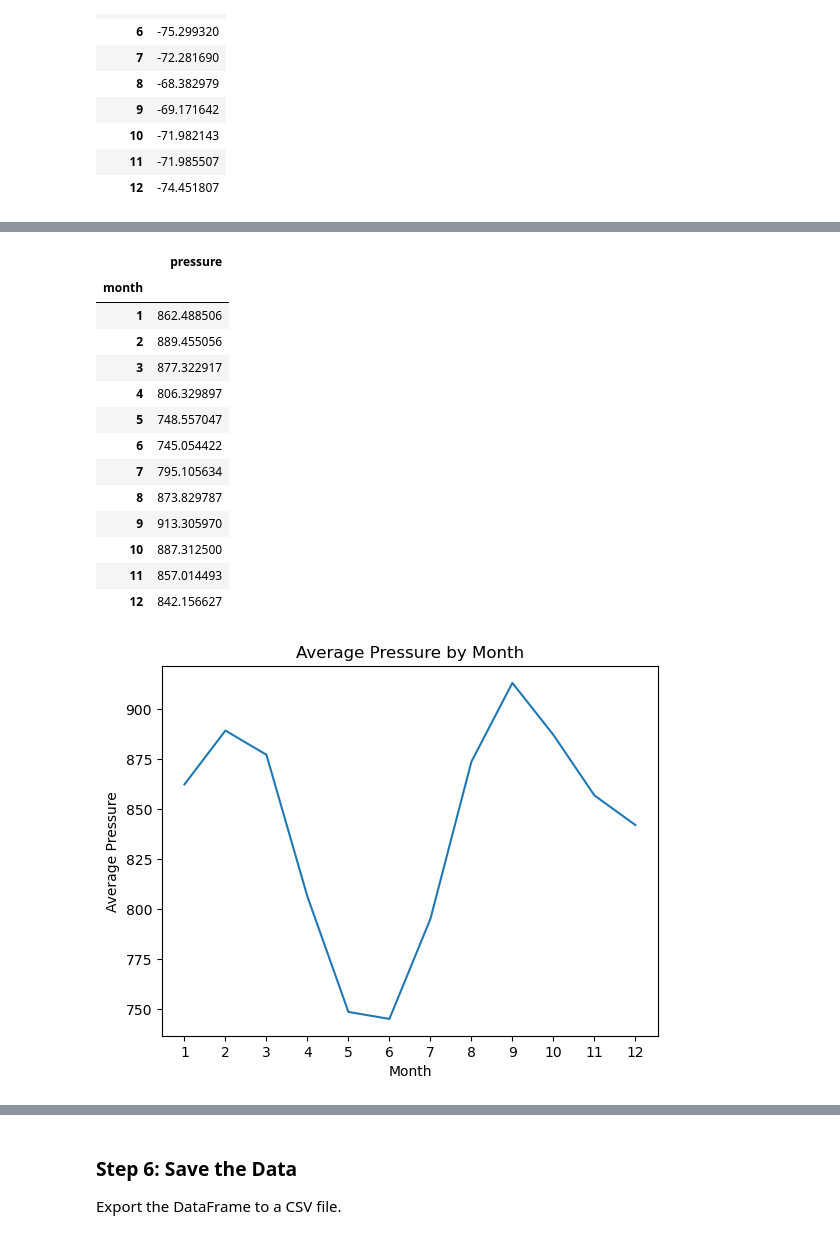
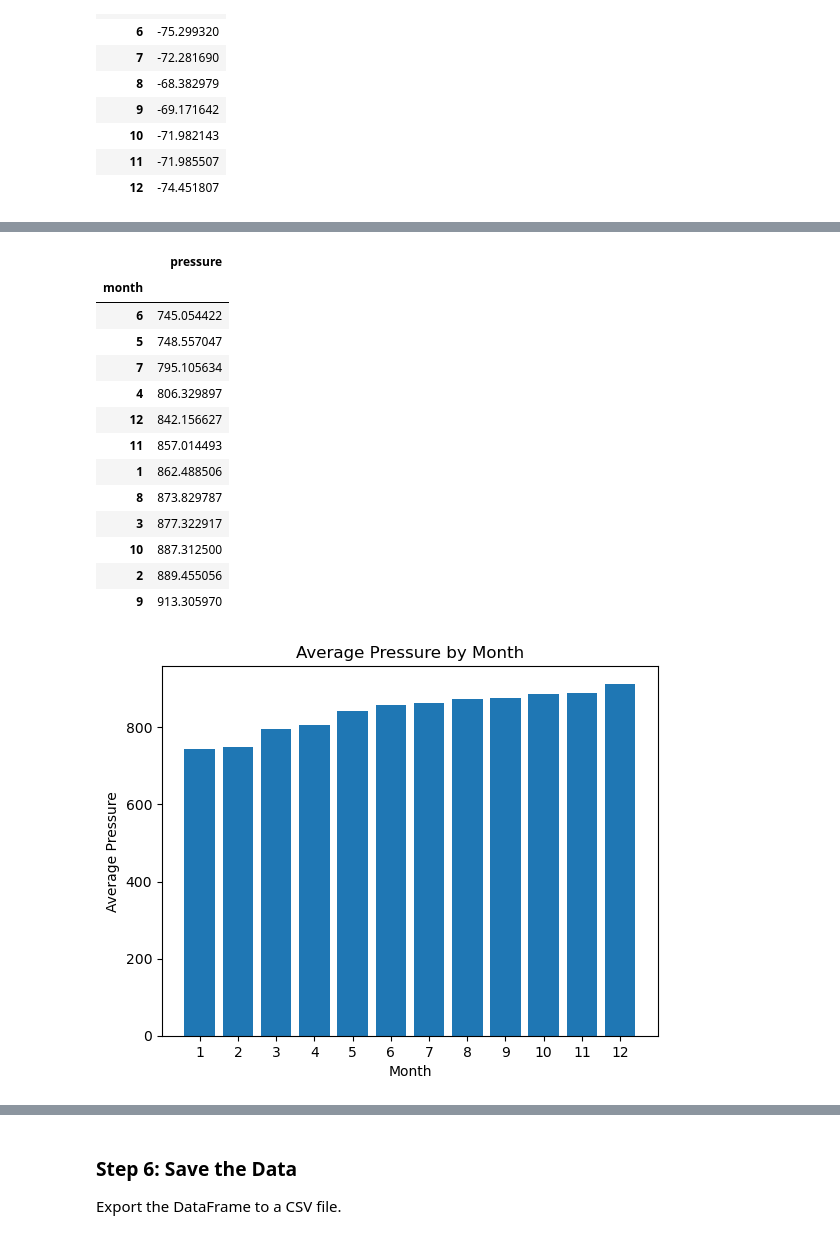
Before and after one commit to rchascall/data-collection-challenge, a Jupyter notebook: part_2_mars_weather.ipynb, the cells around one changed output, grey strips where cells are left out. Cells and saved outputs as stored; diff of their text form; code cells hidden in the pictures.

```diff
--- a/part_2_mars_weather.ipynb
+++ b/part_2_mars_weather.ipynb
@@ -284,31 +259,32 @@ df_hottest_by_month
 # %%
 # 4. Average pressure by Martian month
-df_average_pressure = pd.DataFrame(df_mars_data.groupby(["month"])["pressure"].mean())
+df_average_pressure = pd.DataFrame(df_mars_data.groupby(["month"])["pressure"].mean()).sort_values(by="pressure")
 df_average_pressure
 # %% [output]
 |  | pressure |
 | month |  |
+| 6 | 745.054422 |
+| 5 | 748.557047 |
+| 7 | 795.105634 |
+| 4 | 806.329897 |
+| 12 | 842.156627 |
+| 11 | 857.014493 |
 | 1 | 862.488506 |
+| 8 | 873.829787 |
+| 3 | 877.322917 |
+| 10 | 887.312500 |
 | 2 | 889.455056 |
-| 3 | 877.322917 |
-| 4 | 806.329897 |
-| 5 | 748.557047 |
-| 6 | 745.054422 |
-| 7 | 795.105634 |
-| 8 | 873.829787 |
 | 9 | 913.305970 |
-| 10 | 887.312500 |
-| 11 | 857.014493 |
-| 12 | 842.156627 |
 # %%
 # Plot the average pressure by month
-plt.plot(df_average_pressure)
+months=range(1,13)
+plt.bar(months, df_average_pressure["pressure"])
 
 plt.title("Average Pressure by Month")
 plt.xlabel("Month")
 plt.ylabel("Average Pressure")
 plt.xticks([1,2,3,4,5,6,7,8,9,10,11,12])
 
 plt.show()
 # %% [output]
-[figure, old version]
+[figure, new version]
```
Also changed, not shown: parts of 12 cells of this notebook, 1 other file.
